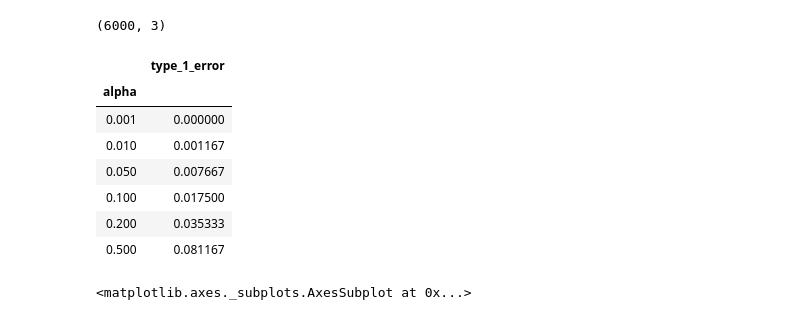
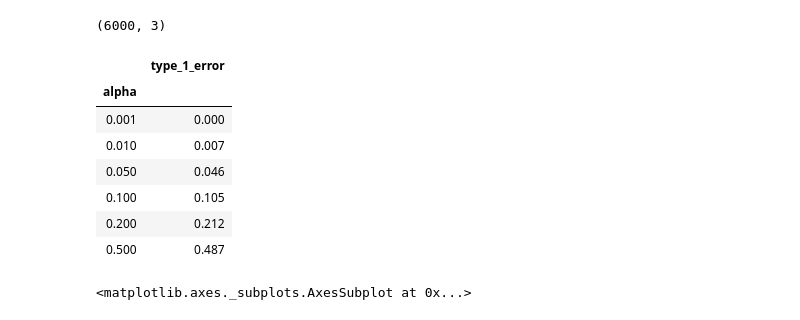
Before and after one commit to OsterMendel/dsc-type-1-and-2-error-lab-nyc-ds-033020, a Jupyter notebook: index.ipynb, the cells around one changed output. Drawn from its saved outputs; the diff is of its cells as text; code cells hidden in the pictures.

```diff
--- a/index.ipynb
+++ b/index.ipynb
@@ -187,16 +187,16 @@ df.shape
 # %% [output]
 (6000, 3)
 # %%
-df.groupby('alpha')[['type_1_error']].sum() / df.shape[0]/
+df.groupby('alpha')[['type_1_error']].sum() / (df.shape[0]/len(alphas_list))
 # %% [output]
 |  | type_1_error |
 | alpha |  |
-| 0.001 | 0.000000 |
-| 0.010 | 0.001167 |
-| 0.050 | 0.007667 |
-| 0.100 | 0.017500 |
-| 0.200 | 0.035333 |
-| 0.500 | 0.081167 |
+| 0.001 | 0.000 |
+| 0.010 | 0.007 |
+| 0.050 | 0.046 |
+| 0.100 | 0.105 |
+| 0.200 | 0.212 |
+| 0.500 | 0.487 |
 # %%
 pop = np.random.normal(100, 20, 1000)
 num_tests = 1000
```
